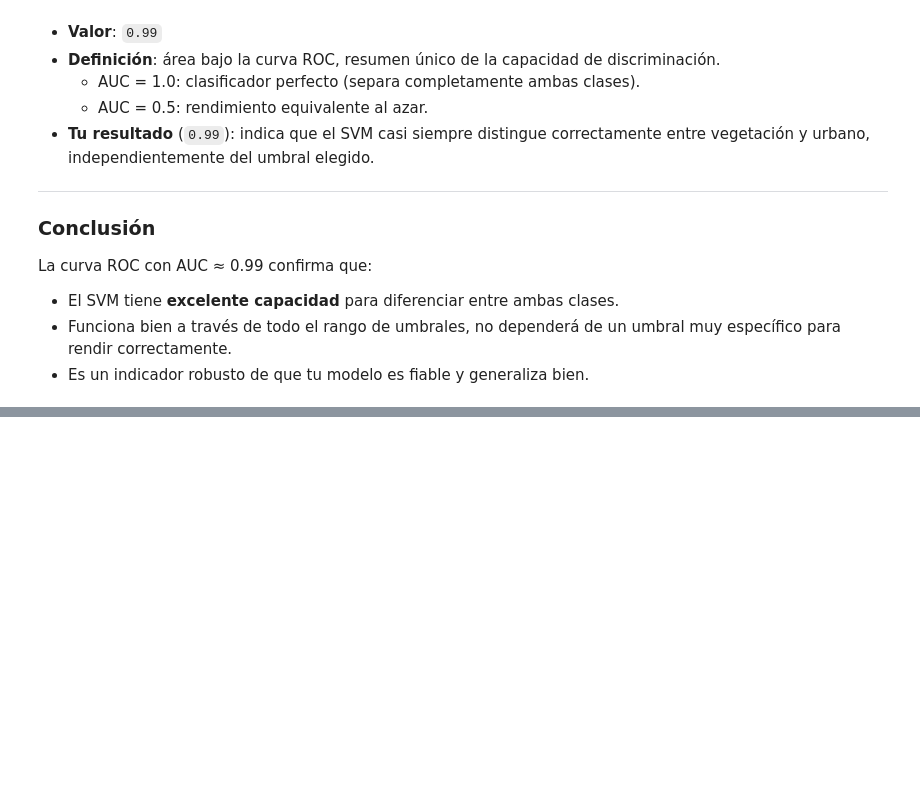
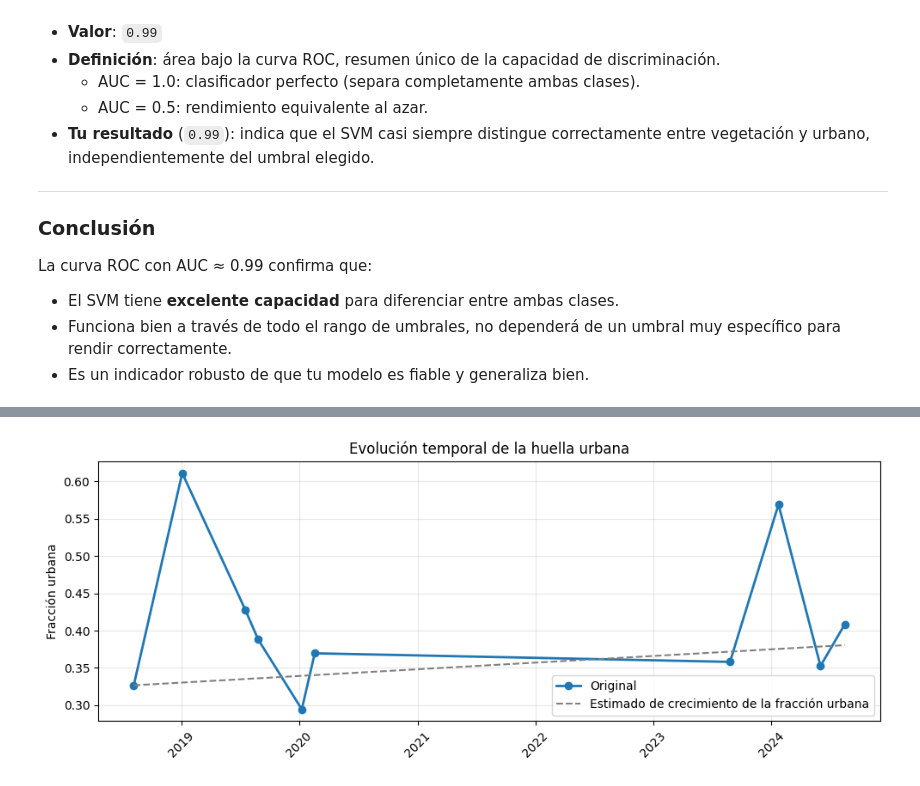
Before and after one commit to prm2419/Evaluacion_de_la_expansion_de_la_huella_urbana_en_La_Ceja_utilizando_aprendizaje_supervisado_y_teled, a Jupyter notebook: Code.ipynb, the cells around one changed output, grey strips where cells are left out. Saved outputs shown, nothing was run; the diff lists cells and outputs as text; code cells hidden in the pictures; blank space fills up the shorter version.

```diff
--- a/Code.ipynb
+++ b/Code.ipynb
@@ -1027,0 +1094,66 @@ plt.show()
+# %%
+# Análisis temporal de la huella urbana en La Ceja
+
+# 1) Listar todos los stacks disponibles
+stacks_pattern = './carpeta_stacks/*_stack3.tif'
+raster_files   = sorted(glob.glob(stacks_pattern))
+
+# 2) Recorrer cada stack y calcular fracción urbana
+results = []
+for rf in raster_files:
+    # Extraer fecha del nombre de archivo
+    fname = os.path.basename(rf)
+    m = re.match(r'(\d{4}-\d{2}-\d{2})', fname)
+    if not m:
+        continue
+    date_str = m.group(1)
+
+    with rasterio.open(rf) as src:
+        img = src.read([1,2,3]).astype(np.float32)  # (3, H, W)
+        H, W = img.shape[1], img.shape[2]
+        nodata = src.nodata
+        if nodata is not None:
+            mask_nd = (img == nodata).any(axis=0)
+        else:
+            mask_nd = np.zeros((H, W), dtype=bool)
+        img = np.where(np.isfinite(img), img, 0.0)
+        if nodata is not None:
+            img[:, mask_nd] = 0.0
+        pix = img.reshape(3, -1).T                  # (H*W, 3)
+
+    pix_df = pd.DataFrame(pix, columns=['NDVI','NDBI','UI'])
+    preds = pipe_svm.predict(pix_df)
+
+    flat_mask = ~mask_nd.reshape(-1)
+    urban_frac = (preds[flat_mask] == 1).mean()
+    results.append({'date': date_str, 'urban_frac': urban_frac})
+
+# 3) DataFrame temporal
+df_time = pd.DataFrame(results)
+df_time['date'] = pd.to_datetime(df_time['date'])
+df_time = df_time.sort_values('date').reset_index(drop=True)
+
+# 4) Cálculo del promedio de los dos últimos puntos
+first_date, first_val = df_time.loc[0, ['date','urban_frac']]
+last_date = df_time.loc[df_time.index[-1], 'date']
+penult_val = df_time.loc[df_time.index[-2], 'urban_frac']
+last_val   = df_time.loc[df_time.index[-1], 'urban_frac']
+avg_last2  = (penult_val + last_val) / 2
+
+# 5) Graficar evolución y línea punteada
+plt.figure(figsize=(10,4))
+plt.plot(df_time['date'], df_time['urban_frac'], 'o-', linewidth=2, label='Original')
+# línea punteada que une primer punto con la media de los dos últimos
+plt.plot([first_date, last_date],
+         [first_val, avg_last2],
+         '--', color='gray', label='Estimado de crecimiento de la fracción urbana')
+
+plt.xticks(rotation=45)
+plt.ylabel('Fracción urbana')
+plt.title('Evolución temporal de la huella urbana')
+plt.grid(alpha=0.3)
+plt.legend()
+plt.tight_layout()
+plt.show()
+# %% [output]
+[figure, added]
```
Also changed, not shown: parts of 12 cells of this notebook, 1 other file.
